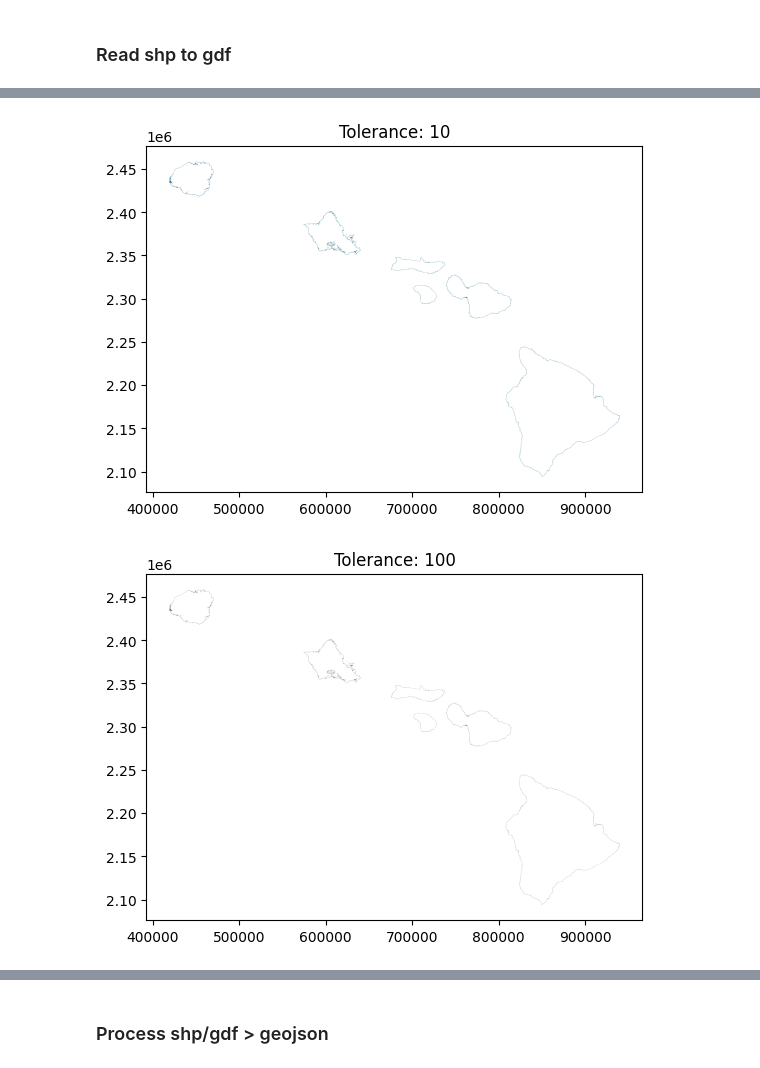
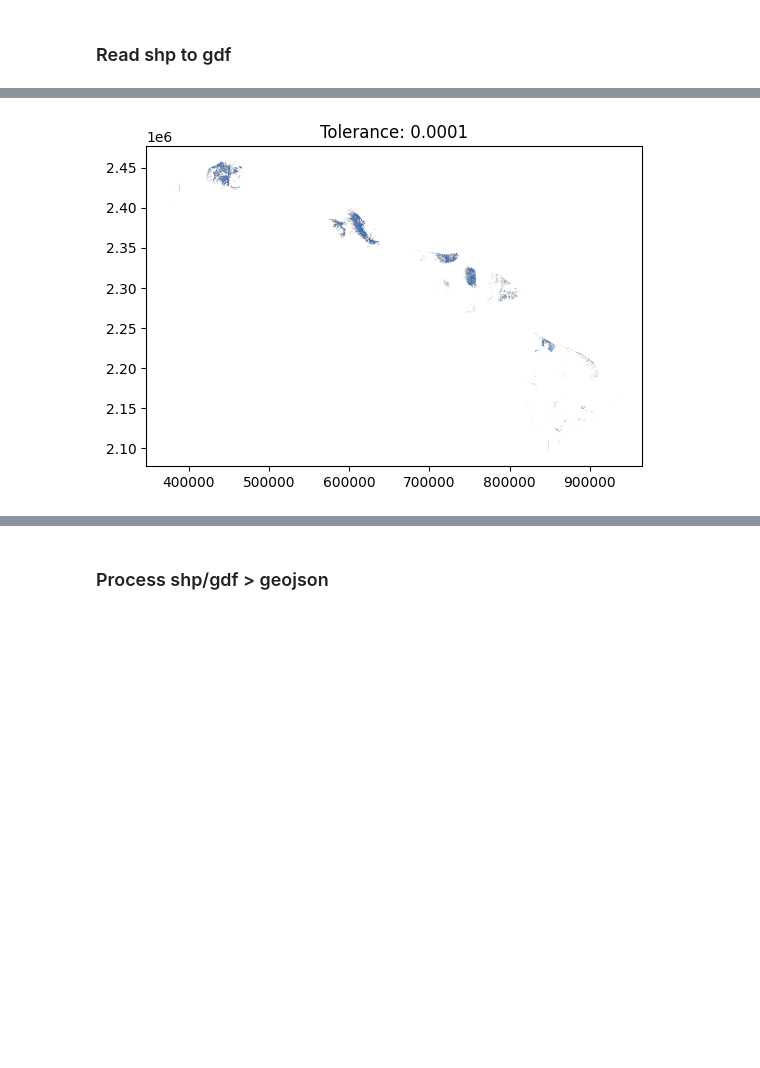
Before and after one commit to UH-CI/ccsvi-dashboard, a Jupyter notebook: notebooks/map_visual.ipynb, the cells around one changed output, grey strips where cells are left out. Saved outputs shown, nothing was run; the diff lists cells and outputs as text; code cells hidden in the pictures; blank space fills up the shorter version.

```diff
--- a/notebooks/map_visual.ipynb
+++ b/notebooks/map_visual.ipynb
@@ -42,7 +42,7 @@ operable program or batch file.
 # %%
 # file = "On-site_Sewage_Disposal_Systems_-_Oahu"
 # gdf = gpd.read_file(f'~/Desktop/GIS Data/done/On-site_Sewage_Disposal_Systems_-_Molokai/On-site_Sewage_Disposal_Systems_-_Molokai.shp')
-gdf = gpd.read_file(f'~/Downloads/drive-download-20251113T191423Z-1-001/slr_potent_econ_loss_all.shp')
+gdf = gpd.read_file(f'~/Documents/gis files/LS_sus_High.shp')
 # gdf = gpd.read_file(f'~/Desktop/GIS Data/done/2020_Census_Block_Groups/2020_Census_Block_Groups.shp')
 
 print(f"Shape: {gdf.shape}")
@@ -71,18 +69,17 @@ gdf.plot()
 # %%
 # # Test different tolerances
-# for tol in [0.0001, 0.0005, 0.001, 0.005, 0.01]:
-for tol in [10, 100, 200, 400]:
+for tol in [0.0001, 0.0005, 0.001, 0.005, 0.01]:
+# for tol in [10, 100, 200, 400]:
     gdf_test = gdf.copy()
     gdf_test['geometry'] = gdf_test.simplify(tol, preserve_topology=True)
 
     # Export and check file size
     filename = f'hawaii_tol_{tol}.geojson'
     gdf_test.to_file(filename, driver='GeoJSON')
 
     # Visual check - plot to see quality
     gdf_test.plot()
     plt.title(f'Tolerance: {tol}')
     plt.show()
 # %% [output]
-[figure, old version]
+[figure, new version]
-[figure, removed]
```
Also changed, not shown: parts of 5 cells of this notebook, 12 other files.
